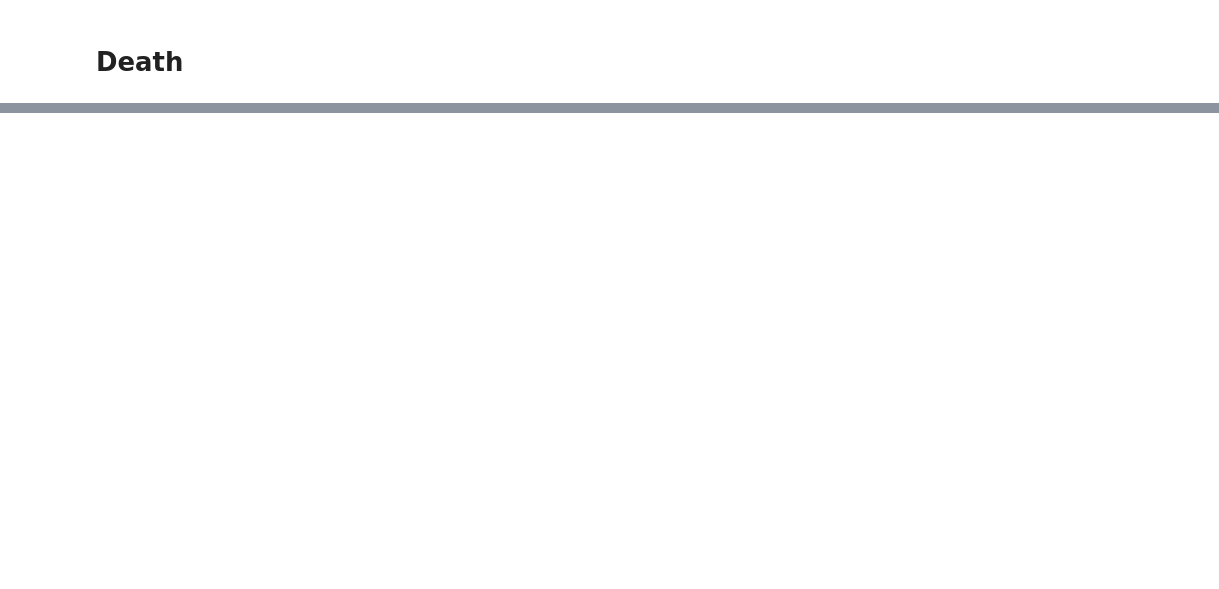
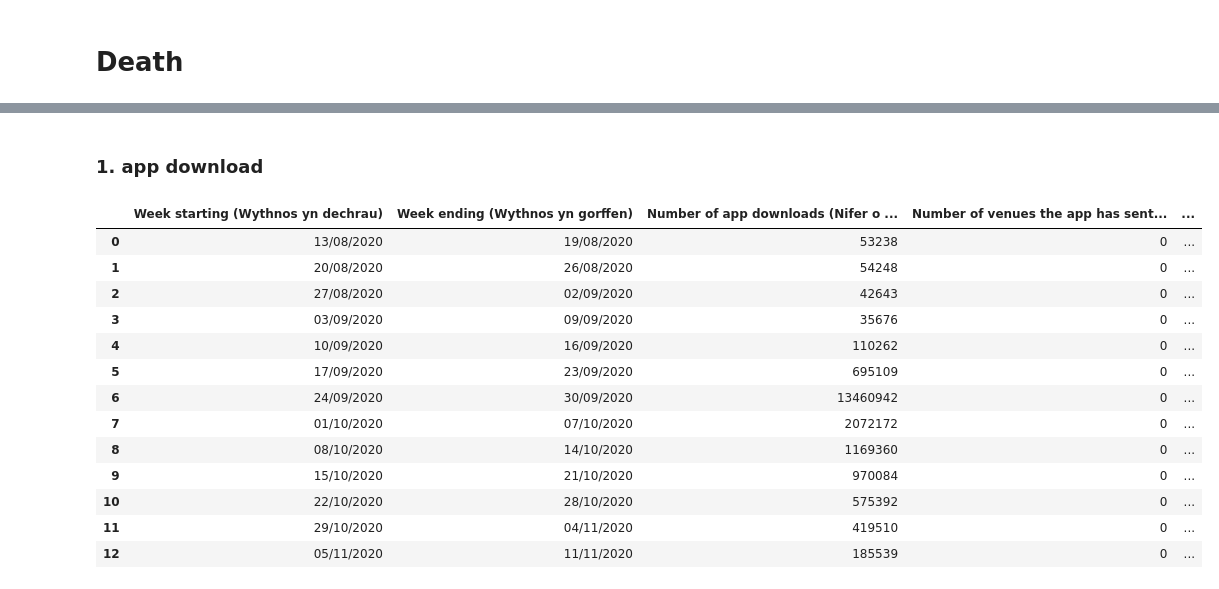
Before and after one commit to Wenting-Yi/health-tracking-app-sentiment, a Jupyter notebook: Covid_statistics_visualisation.ipynb, the cells around one changed output, grey strips where cells are left out. Drawn from its saved outputs; the diff is of its cells as text; code cells hidden in the pictures; blank space fills up the shorter version.

```diff
--- a/Covid_statistics_visualisation.ipynb
+++ b/Covid_statistics_visualisation.ipynb
@@ -417,0 +229,22 @@ plt.show()
+# %% [markdown]
+### 1. app download
+# %%
+df_app = pd.read_csv('covid19_app_country_agnostic_dataset.csv')
+# df_app.columns
+df_app.head(13)
+# df_app.dtypes
+# %% [output]
+|  | Week starting (Wythnos yn dechrau) | Week ending (Wythnos yn gorffen) | Number of app downloads (Nifer o ... | Number of venues the app has sent... | ... |
+| 0 | 13/08/2020 | 19/08/2020 | 53238 | 0 | ... |
+| 1 | 20/08/2020 | 26/08/2020 | 54248 | 0 | ... |
+| 2 | 27/08/2020 | 02/09/2020 | 42643 | 0 | ... |
+| 3 | 03/09/2020 | 09/09/2020 | 35676 | 0 | ... |
+| 4 | 10/09/2020 | 16/09/2020 | 110262 | 0 | ... |
+| 5 | 17/09/2020 | 23/09/2020 | 695109 | 0 | ... |
+| 6 | 24/09/2020 | 30/09/2020 | 13460942 | 0 | ... |
+| 7 | 01/10/2020 | 07/10/2020 | 2072172 | 0 | ... |
+| 8 | 08/10/2020 | 14/10/2020 | 1169360 | 0 | ... |
+| 9 | 15/10/2020 | 21/10/2020 | 970084 | 0 | ... |
+| 10 | 22/10/2020 | 28/10/2020 | 575392 | 0 | ... |
+| 11 | 29/10/2020 | 04/11/2020 | 419510 | 0 | ... |
+| 12 | 05/11/2020 | 11/11/2020 | 185539 | 0 | ... |
```
Also changed, not shown: parts of 125 cells of this notebook, 5 other files.
